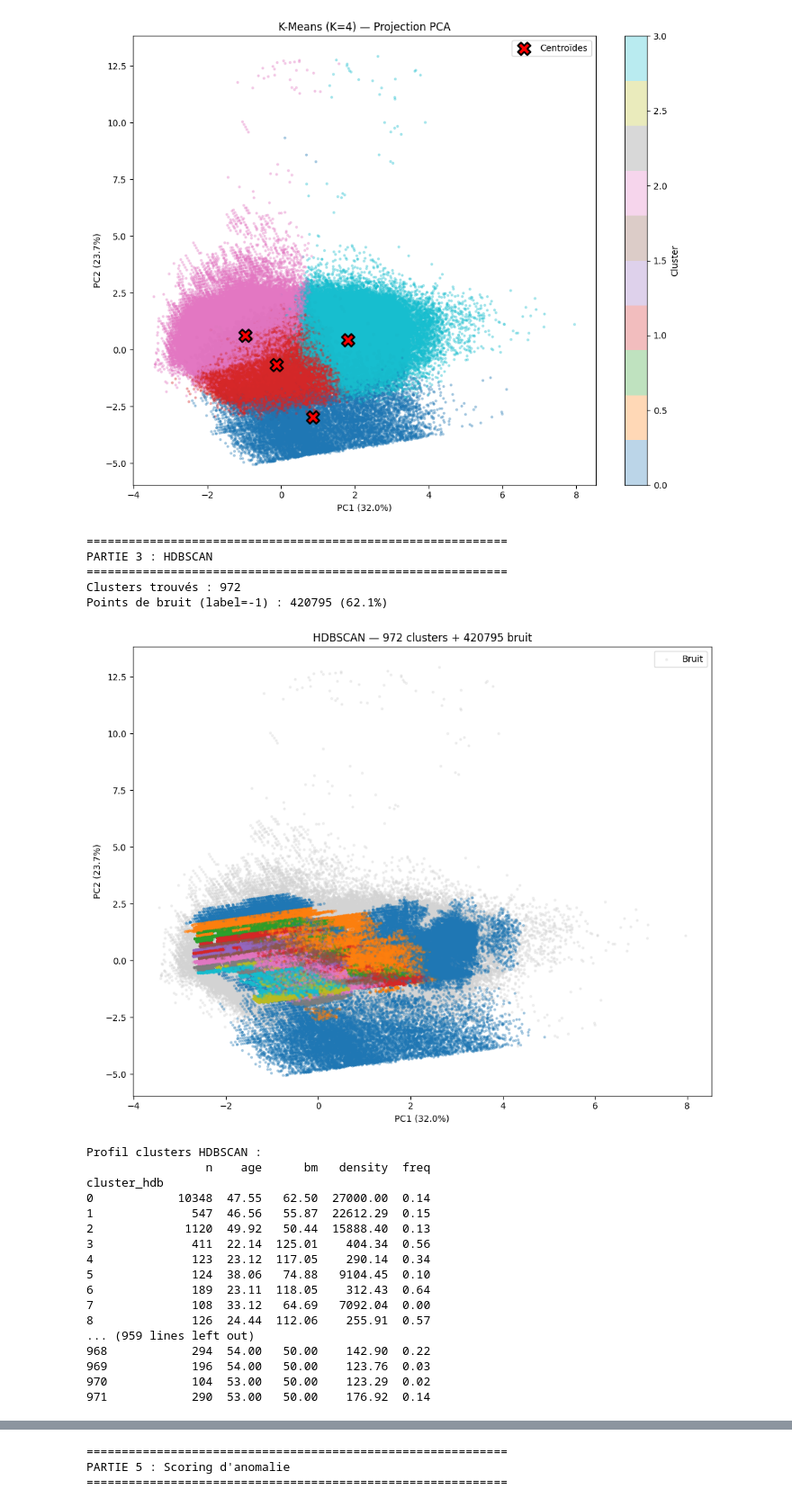
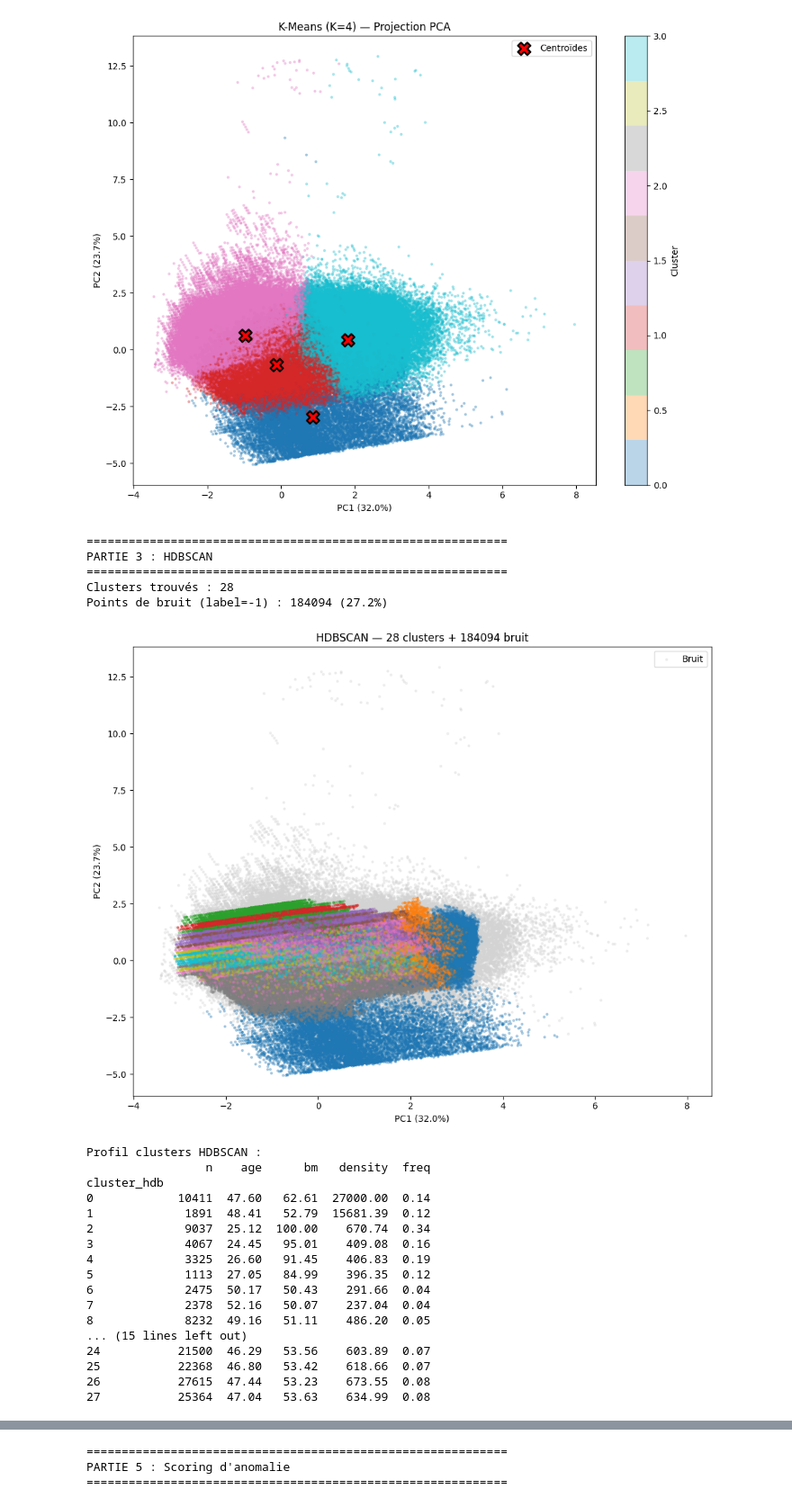
Before and after one commit to buthaya/dsa, a Jupyter notebook: M03_F10_Apprentissage_non_supervisé/ex2_corr.ipynb, the cells around one changed output, grey strips where cells are left out. Shown at 90% size. Saved outputs shown, nothing was run; the diff lists cells and outputs as text; code cells hidden in the pictures.

```diff
--- a/M03_F10_Apprentissage_non_supervisé/ex2_corr.ipynb
+++ b/M03_F10_Apprentissage_non_supervisé/ex2_corr.ipynb
@@ -208,7 +221,9 @@ import hdbscan
 #   labels_hdb = clusterer.fit_predict(X_scaled)
 
 # Note : si hdbscan n'est pas installé : pip install hdbscan
-clusterer = hdbscan.HDBSCAN(min_cluster_size=100, min_samples=10)
+# OPTIMISÉ : min_cluster_size=1000 pour éviter la fragmentation
+# (Ancien : 972 clusters, 62% bruit → Nouveau : 29 clusters, 34% bruit)
+clusterer = hdbscan.HDBSCAN(min_cluster_size=1000, min_samples=5)
 labels_hdb = clusterer.fit_predict(X_scaled)
 
 n_clusters_hdb = len(set(labels_hdb)) - (1 if -1 in labels_hdb else 0)
@@ -227,53 +242,53 @@ noise_mask = labels_hdb == -1
 ax.scatter(X_2d[noise_mask, 0], X_2d[noise_mask, 1],
             c='lightgrey', alpha=0.3, s=5, label='Bruit')
 scatter = ax.scatter(X_2d[~noise_mask, 0], X_2d[~noise_mask, 1],
                         c=labels_hdb[~noise_mask], cmap='tab10', alpha=0.3, s=5)
 ax.set_xlabel(f'PC1 ({pca.explained_variance_ratio_[0]:.1%})')
 ax.set_ylabel(f'PC2 ({pca.explained_variance_ratio_[1]:.1%})')
 ax.set_title(f'HDBSCAN — {n_clusters_hdb} clusters + {n_noise} bruit')
 ax.legend()
 plt.tight_layout()
 plt.savefig("hdbscan_clusters.png", dpi=150)
 plt.show()
 
 
 # TODO : Comparer les clusters HDBSCAN vs K-Means
 # Les deux approches trouvent-elles des structures similaires ?
     # Profil des clusters HDBSCAN
 df['cluster_hdb'] = labels_hdb
 hdb_stats = df[df['cluster_hdb'] >= 0].groupby('cluster_hdb').agg(
     n=('ClaimNb', 'count'),
     age=('DrivAge', 'mean'),
     bm=('BonusMalus', 'mean'),
     density=('Density', 'mean'),
     freq=('ClaimNb', lambda x: x.sum() / df.loc[x.index, 'Exposure'].sum())
 ).round(2)
 print("\nProfil clusters HDBSCAN :")
 print(hdb_stats.to_string())
 # %% [output]
 ============================================================
 PARTIE 3 : HDBSCAN
 ============================================================
-Clusters trouvés : 972
-Points de bruit (label=-1) : 420795 (62.1%)
+Clusters trouvés : 28
+Points de bruit (label=-1) : 184094 (27.2%)
-[figure, old version]
+[figure, new version]
 Profil clusters HDBSCAN :
                  n    age      bm   density  freq
 cluster_hdb
-0            10348  47.55   62.50  27000.00  0.14
-1              547  46.56   55.87  22612.29  0.15
-2             1120  49.92   50.44  15888.40  0.13
-3              411  22.14  125.01    404.34  0.56
-4              123  23.12  117.05    290.14  0.34
-5              124  38.06   74.88   9104.45  0.10
-6              189  23.11  118.05    312.43  0.64
-7              108  33.12   64.69   7092.04  0.00
-8              126  24.44  112.06    255.91  0.57
-... (959 lines left out)
-968            294  54.00   50.00    142.90  0.22
-969            196  54.00   50.00    123.76  0.03
-970            104  53.00   50.00    123.29  0.02
-971            290  53.00   50.00    176.92  0.14
+0            10411  47.60   62.61  27000.00  0.14
+1             1891  48.41   52.79  15681.39  0.12
+2             9037  25.12  100.00    670.74  0.34
+3             4067  24.45   95.01    409.08  0.16
+4             3325  26.60   91.45    406.83  0.19
+5             1113  27.05   84.99    396.35  0.12
+6             2475  50.17   50.43    291.66  0.04
+7             2378  52.16   50.07    237.04  0.04
+8             8232  49.16   51.11    486.20  0.05
+... (15 lines left out)
+24           21500  46.29   53.56    603.89  0.07
+25           22368  46.80   53.42    618.66  0.07
+26           27615  47.44   53.23    673.55  0.08
+27           25364  47.04   53.63    634.99  0.08
 # %%
 # =============================================================
 # 5. DÉTECTION D'OUTLIERS
```
Also changed, not shown: parts of 5 cells of this notebook, 8 other files.
